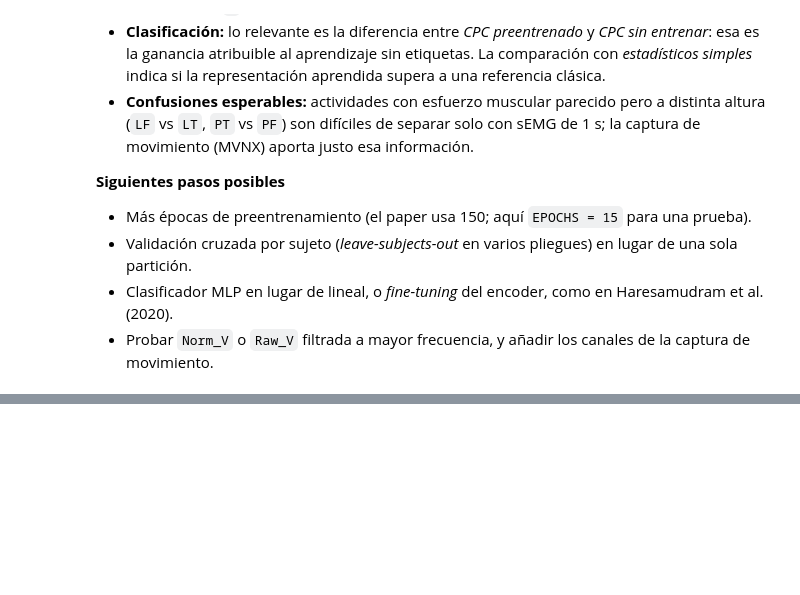
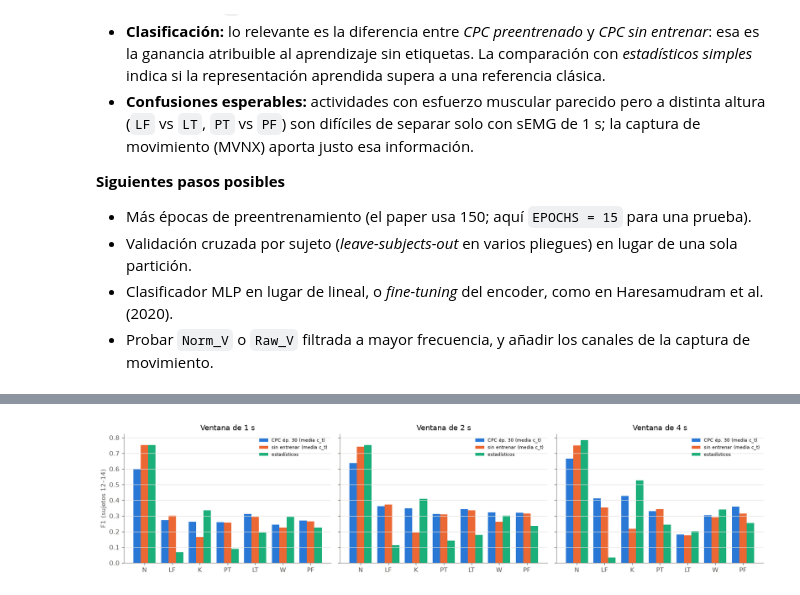
Before and after one commit to Paola-leon/human-activity-recognition, a Jupyter notebook: notebooks/03_Pipeline_CPC_sEMG.ipynb, the cells around one changed output, grey strips where cells are left out. Cells and saved outputs as stored; diff of their text form; code cells hidden in the pictures; blank space fills up the shorter version.

```diff
--- a/notebooks/03_Pipeline_CPC_sEMG.ipynb
+++ b/notebooks/03_Pipeline_CPC_sEMG.ipynb
@@ -799,0 +1171,19 @@ weighted avg      0.464     0.385     0.406     12951
+# %%
+## F1 por clase en prueba: para cada fuente se usa el vector (c_T o media c_t) con mejor F1 en validación
+SOURCES = [(f"CPC ép. {E1_EPOCHS}", C_TRAIN), ("sin entrenar", C_TEST), ("estadísticos", C_THIRD)]
+fig, axes = plt.subplots(1, len(E1_WINDOWS), figsize=(15, 3.6), sharey=True, squeeze=False)
+width = 0.8 / len(SOURCES)
+for ax, win in zip(axes[0], E1_WINDOWS):
+    for j, (source, color) in enumerate(SOURCES):
+        rows = e1[(e1.WIN == win) & (e1.fuente == source)]
+        best_row = rows.loc[rows["F1 validación"].idxmax()]
+        ax.bar(np.arange(len(LABELS)) + (j - 1) * width, [best_row[f"prueba {l}"] for l in LABELS], width,
+               color=color, label=f"{source} ({best_row.vector})" if source != "estadísticos" else source)
+    ax.set(xticks=range(len(LABELS)), xticklabels=LABELS, title=f"Ventana de {win / FS_TARGET:.0f} s")
+    ax.grid(axis="x", visible=False)
+    ax.legend(frameon=False, fontsize=7, loc="upper right")
+axes[0][0].set_ylabel("F1 (sujetos 12–14)")
+plt.tight_layout()
+plt.show()
+# %% [output]
+[figure, added]
```
Also changed, not shown: parts of 21 cells of this notebook, 6 other files.
